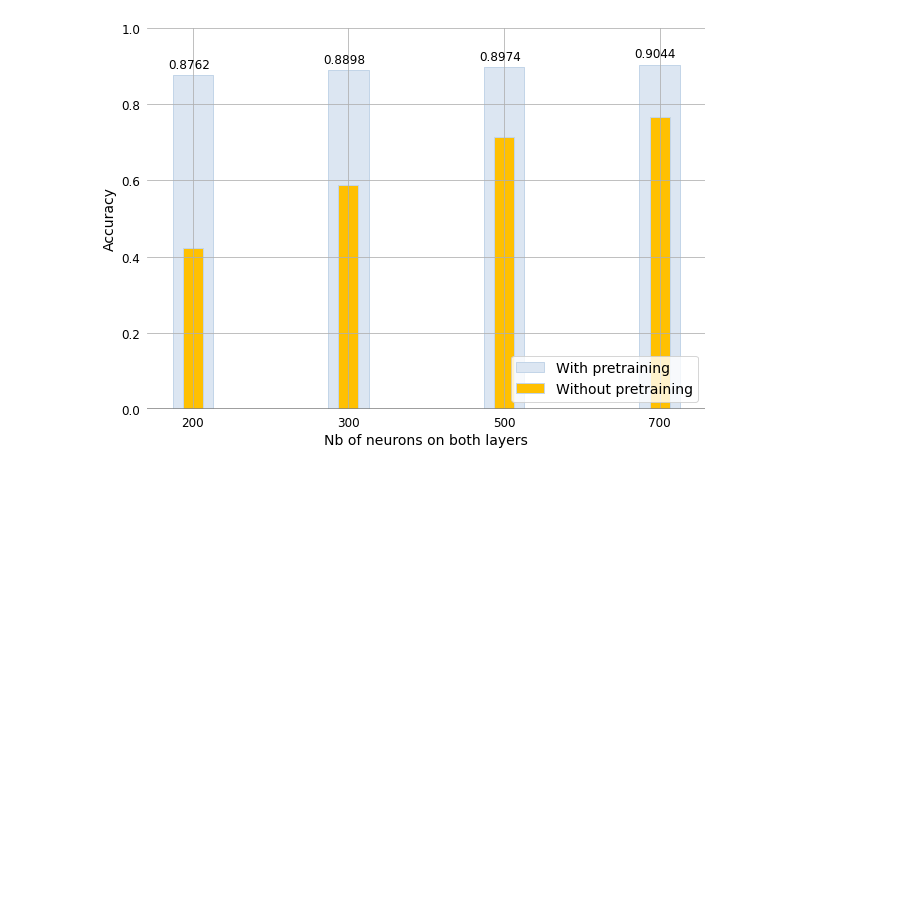
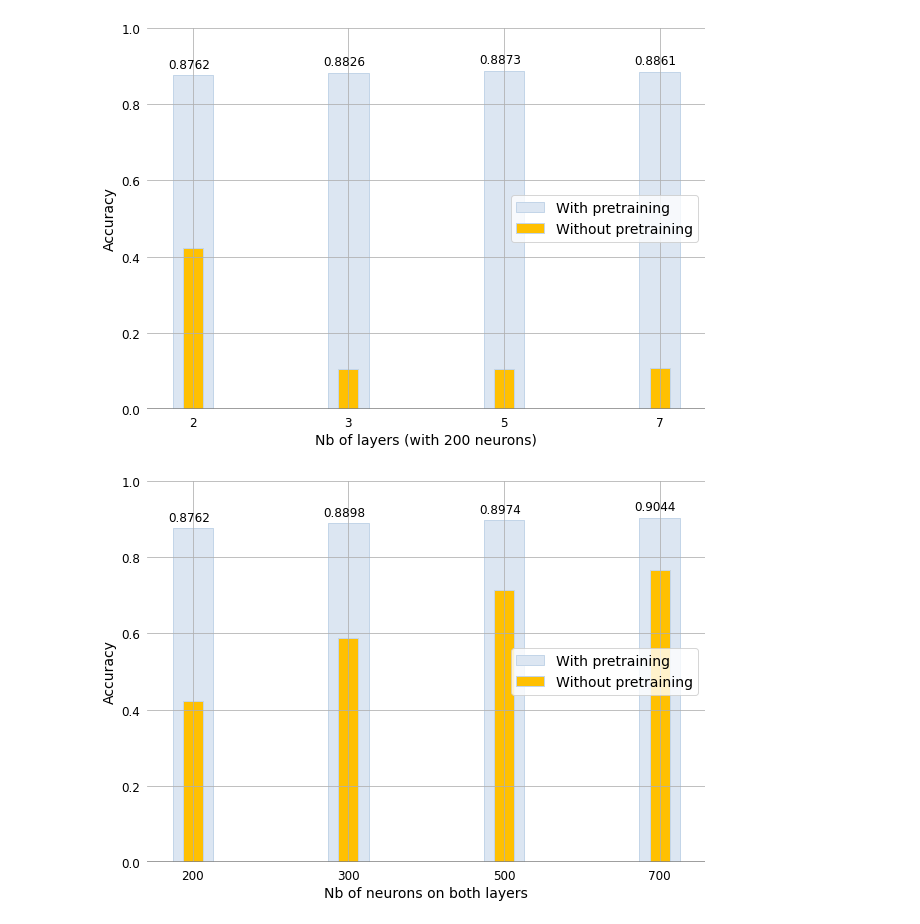
Before and after one commit to Matthieu-LORMEAU/rbm-project, a Jupyter notebook: Plots.ipynb, the cells around one changed output. Drawn from its saved outputs; the diff is of its cells as text; code cells hidden in the pictures; blank space fills up the shorter version.

Commit message:
maj plots

```diff
--- a/Plots.ipynb
+++ b/Plots.ipynb
@@ -121,57 +107,33 @@ plt.show()
 # %%
+# figure 1
+
+pretrain = ["False", "True"]
+layer = ["2", "3", "5", "7"]
+neuron = ["200"]
+data = ["10000"]
+results = load_results(pretrain, layer, neuron, data)
+
+barplot(results, 'Accuracy', 'Nb of layers (with 200 neurons)', xticks=layer)
+
 # figure 2
 
 pretrain = ["False", "True"]
 layer = ["2"]
 neuron = ["200", "300", "500", "700"]
 data = ["10000"]
 results = load_results(pretrain, layer, neuron, data)
 
-# accuracy on test set only
-no_pretrain = []
-pretrain = []
+barplot(results, 'Accuracy', 'Nb of neurons on both layers', xticks=neuron)
 
-val = True
-for result in results:
-    if val:
-        no_pretrain.append(result.iloc[-1,:][-1])
-        val = False
-    else:
-        pretrain.append(result.iloc[-1,:][-1])
-        val = True
+# figure 3
 
-# print('No_pretrain',*no_pretrain)
-# print('   pretrain',*pretrain)
+pretrain = ["False", "True"]
+layer = ["2"]
+neuron = ["200"]
+data = ["3000", "7000", "10000", "30000", "60000"]
+results = load_results(pretrain, layer, neuron, data)
 
-fig, ax = plt.subplots()
-fig.set_size_inches(10, 7)
-
-barWidth1 = 0.065
-barWidth2 = 0.032
-x_range = np.arange(len(no_pretrain) / 8, step=0.125)
-
-ax.bar(x_range, pretrain, color='#dce6f2', width=barWidth1/2, edgecolor='#c3d5e8', label='With pretraining')
-ax.bar(x_range, no_pretrain, color='#ffc001', width=barWidth2/2, edgecolor='#c3d5e8', label='Without pretraining')
-ax.set_ylim(0,1)
-for i, bar in enumerate(pretrain):
-    ax.text(i / 8 - 0.02, bar + 0.02, bar, fontsize=12)
-
-ax.set_ylabel('Accuracy', fontsize=14)
-ax.set_xlabel('Nb of neurons on both layers', fontsize=14)
-plt.xticks(x_range, neuron)
-plt.tick_params(
-    bottom=False,
-    left=False,
-    labelsize=12
-)
-ax.axhline(y=0, color='gray')
-ax.legend(loc='lower right', prop={'size':14})
-plt.box(False)
-plt.grid()
-# title = "Accuracy score in function of the number of data used \n comparing pretraining and random initialization"
-# fig.suptitle(title, fontsize=15)
-
-# plt.savefig('plt', bbox_inches = "tight")
-plt.show()
+barplot(results, 'Accuracy', 'Nb of data used', xticks=data)
 # %% [output]
-[figure, old version]
+[figure, new version]
+[figure, added]
```
Also changed, not shown: parts of 5 cells of this notebook.
